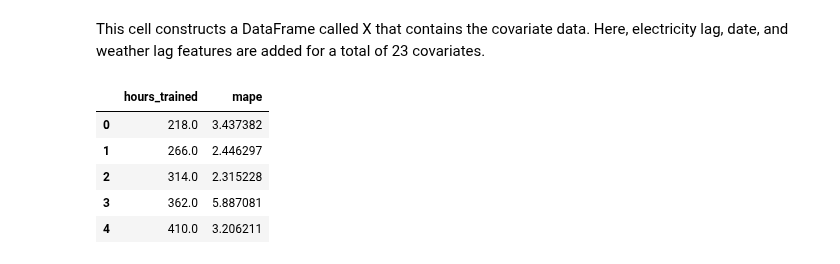
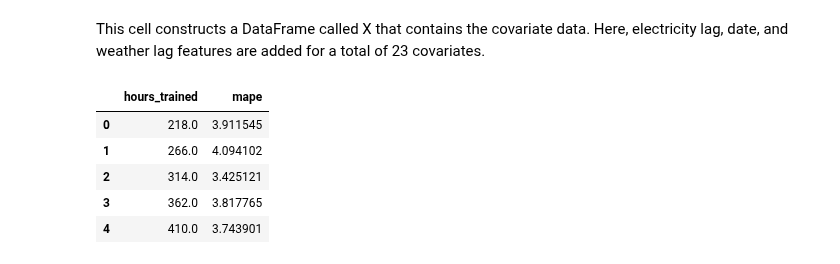
Before and after one commit to kevinkoste/university-load-forecasting, a Jupyter notebook: model_validation.ipynb, the cells around one changed output. Drawn from its saved outputs; the diff is of its cells as text; code cells hidden in the pictures.

```diff
--- a/model_validation.ipynb
+++ b/model_validation.ipynb
@@ -86,40 +68,50 @@ y = y.iloc[6:]
+# %%
+# initialize models to be tested
+
+linear_regression = LinearRegression()
+
+svm_regression = LinearSVR()
+
+decision_tree_regression = DecisionTreeRegressor()
+
+mlp_regression = MLPRegressor()
+
+xbg_regression = xgb.XGBRegressor(n_estimators=1000)
 # %%
 # construct empty dataframe to populate with results
 results = pd.DataFrame(columns=['hours_trained','mape'])
 
 # define split times and end times to cut X and y into training and testing sets
-split_times = pd.date_range(start='2018-01-10 08:00:00',freq='2D',periods=10)
+split_times = pd.date_range(start='2018-01-10 08:00:00',freq='2D',periods=5)
 end_times = split_times.shift(39,freq='H')
 
 # loop to run models and add hours_trained & mape data to the mapes dataframe
 for i in range(len(split_times)):
 
     # define training and testing sets based on split_times and end_times
     X_train = X.loc[X.index <= split_times[i]].copy()
     X_test = X.loc[(X.index > split_times[i]) & (X.index <= end_times[i])].copy()
     y_train = y.loc[y.index <= split_times[i]].copy()
     y_test = y.loc[(y.index > split_times[i]) & (y.index <= end_times[i])].copy()
 
-    # train the model, here it is XGBoost
-    reg = xgb.XGBRegressor(n_estimators=1000)
-    reg.fit(X_train, y_train,
-        eval_set=[(X_train, y_train), (X_test, y_test)],
-        early_stopping_rounds=50,
-        verbose=False)
+    # define model, choosing one from above
+    model = linear_regression
 
+    # train model and predict on test set
+    reg = model.fit(X_train,y_train)
     y_pred = reg.predict(X_test)
 
     # store the results of the model and append the results dataframe
     hours_trained = len(X_train)
     mape = np.mean(np.abs((y_test - y_pred) / y_test))*100
 
     results = results.append({'hours_trained':hours_trained,'mape':mape},ignore_index=True)
 
 results.head(5)
 # %% [output]
 |  | hours_trained | mape |
-| 0 | 218.0 | 3.437382 |
-| 1 | 266.0 | 2.446297 |
-| 2 | 314.0 | 2.315228 |
-| 3 | 362.0 | 5.887081 |
-| 4 | 410.0 | 3.206211 |
+| 0 | 218.0 | 3.911545 |
+| 1 | 266.0 | 4.094102 |
+| 2 | 314.0 | 3.425121 |
+| 3 | 362.0 | 3.817765 |
+| 4 | 410.0 | 3.743901 |
```
Also changed, not shown: parts of 7 cells of this notebook, 2 other files.
